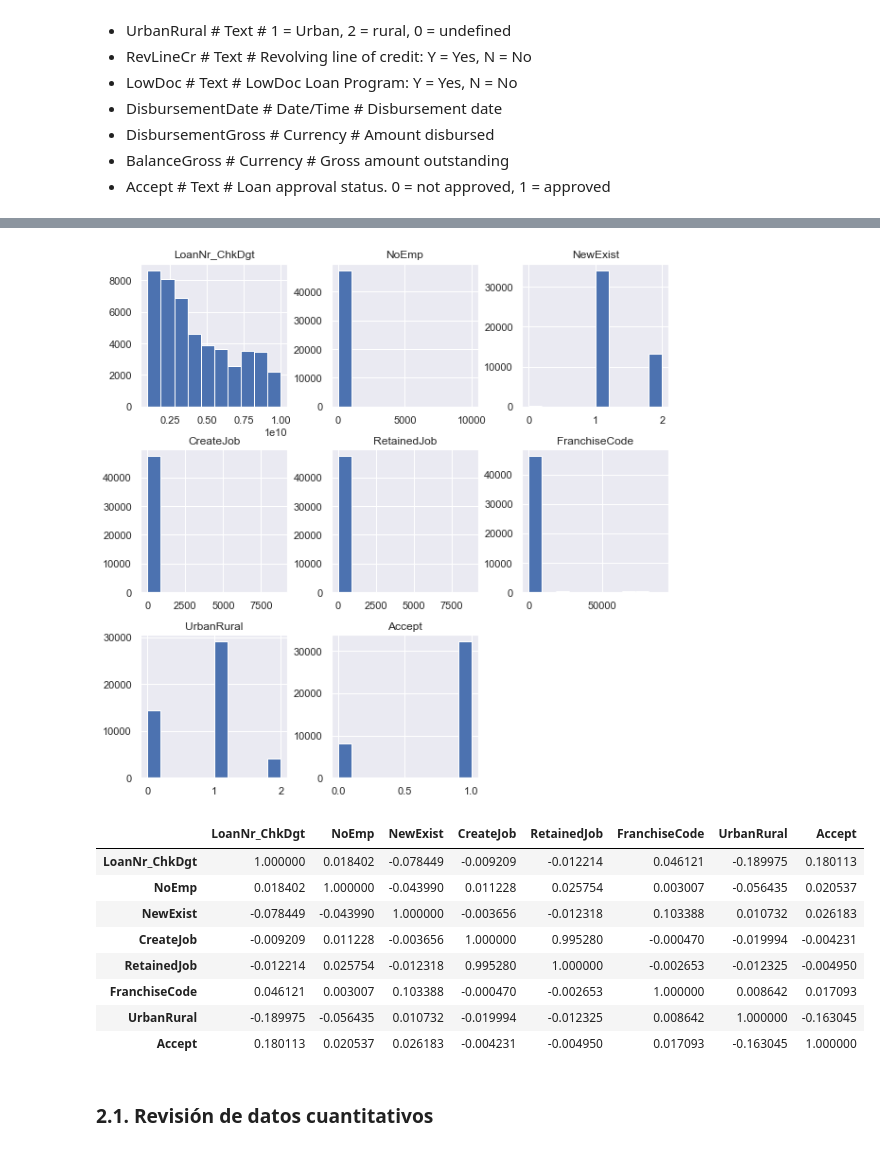
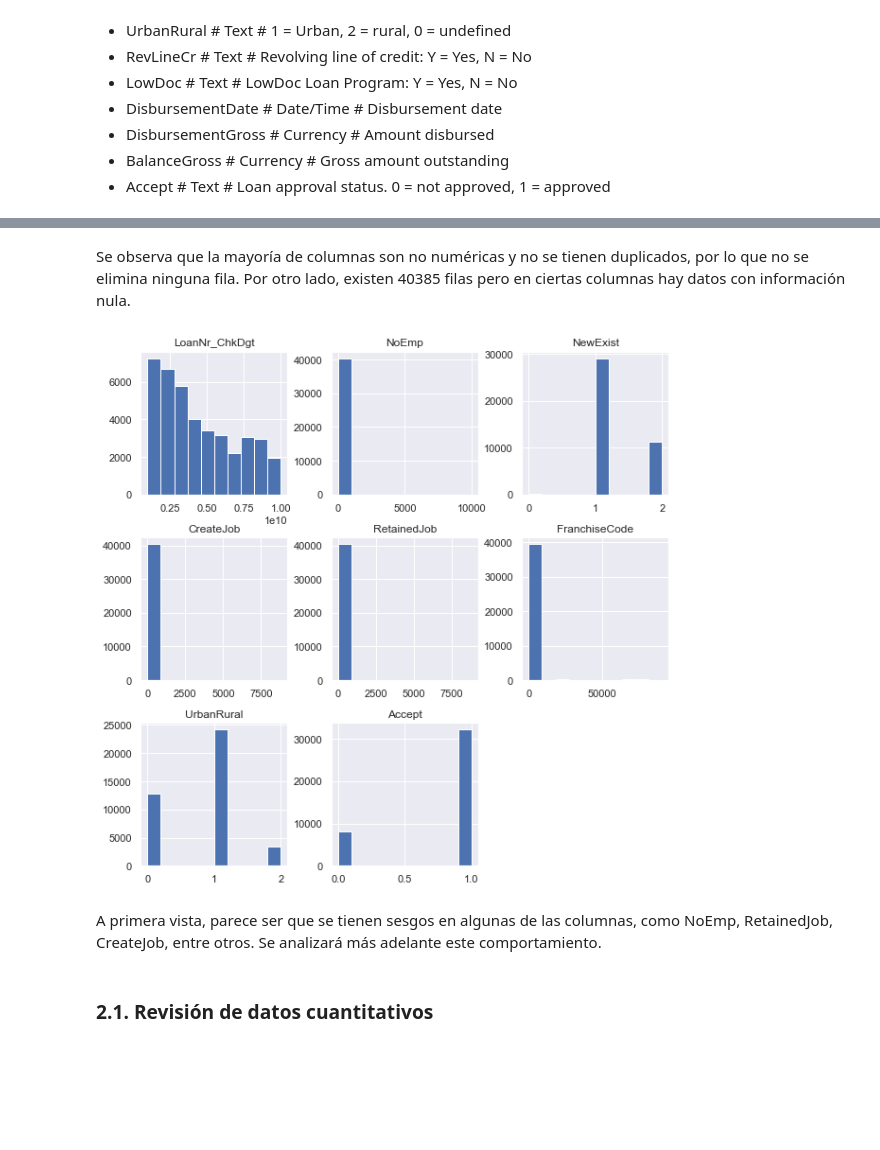
Before and after one commit to steanleo/KaggleChallenge, a Jupyter notebook: notebook/LoanApproval.ipynb, the cells around one changed output, grey strips where cells are left out. Cells and saved outputs as stored; diff of their text form; code cells hidden in the pictures; blank space fills up the shorter version.

```diff
--- a/notebook/LoanApproval.ipynb
+++ b/notebook/LoanApproval.ipynb
@@ -60,10 +65,10 @@ import seaborn as sns
 import matplotlib.pyplot as plt
 sns.set(color_codes=True)
 # %%
-train = pd.read_csv('data_reto_1/train.csv')
-test = pd.read_csv('data_reto_1/test_nolabel.csv')
+train = pd.read_csv('data/train.csv')
+test = pd.read_csv('data/test_nolabel.csv')
 data = pd.concat([train, test])
-data
+train.head()
 # %% [output]
 |  | id | LoanNr_ChkDgt | Name | City | State | Bank | BankState | ApprovalDate | ApprovalFY | ... |
 | 0 | b353a0b461c | 3354343008 | TOGETHER GARGOYLES, INC. | BROOKLYN | NY | JPMORGAN CHASE BANK NATL ASSOC | NY | 21-Dec-88 | 1989 | ... |
@@ -125,20 +123,12 @@ False
+# %% [markdown]
+Se observa que la mayoría de columnas son no numéricas y no se tienen duplicados, por lo que no se elimina ninguna fila. Por otro lado, existen 40385 filas pero en ciertas columnas hay datos con información nula.
 # %%
-# Analise distributon
-df_train.hist(figsize=(10,10))
+# Ver la distribución de cada columna
+train.hist(figsize=(10,10))
 plt.show()
 # %% [output]
-[figure, old version]
+[figure, new version]
-# %%
-df_train.corr()
-# %% [output]
-|  | LoanNr_ChkDgt | NoEmp | NewExist | CreateJob | RetainedJob | FranchiseCode | UrbanRural | Accept |
-| LoanNr_ChkDgt | 1.000000 | 0.018402 | -0.078449 | -0.009209 | -0.012214 | 0.046121 | -0.189975 | 0.180113 |
-| NoEmp | 0.018402 | 1.000000 | -0.043990 | 0.011228 | 0.025754 | 0.003007 | -0.056435 | 0.020537 |
-| NewExist | -0.078449 | -0.043990 | 1.000000 | -0.003656 | -0.012318 | 0.103388 | 0.010732 | 0.026183 |
-| CreateJob | -0.009209 | 0.011228 | -0.003656 | 1.000000 | 0.995280 | -0.000470 | -0.019994 | -0.004231 |
-| RetainedJob | -0.012214 | 0.025754 | -0.012318 | 0.995280 | 1.000000 | -0.002653 | -0.012325 | -0.004950 |
-| FranchiseCode | 0.046121 | 0.003007 | 0.103388 | -0.000470 | -0.002653 | 1.000000 | 0.008642 | 0.017093 |
-| UrbanRural | -0.189975 | -0.056435 | 0.010732 | -0.019994 | -0.012325 | 0.008642 | 1.000000 | -0.163045 |
-| Accept | 0.180113 | 0.020537 | 0.026183 | -0.004231 | -0.004950 | 0.017093 | -0.163045 | 1.000000 |
+# %% [markdown]
+A primera vista, parece ser que se tienen sesgos en algunas de las columnas, como NoEmp, RetainedJob, CreateJob, entre otros. Se analizará más adelante este comportamiento.
 # %% [markdown]
 ### 2.1. Revisión de datos cuantitativos
```
Also changed, not shown: parts of 100 cells of this notebook, 5 other files.
